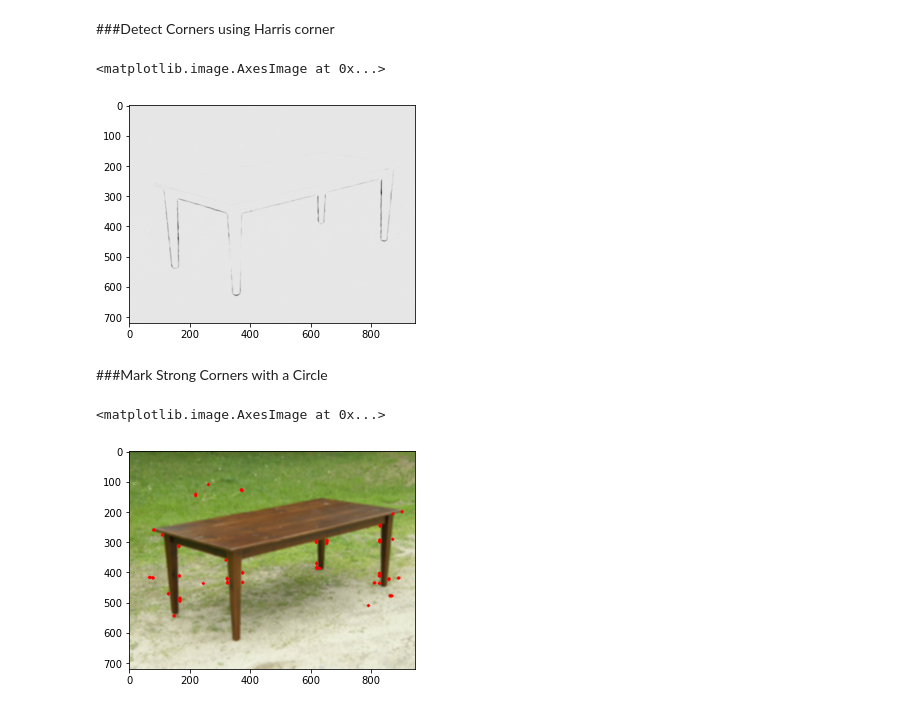
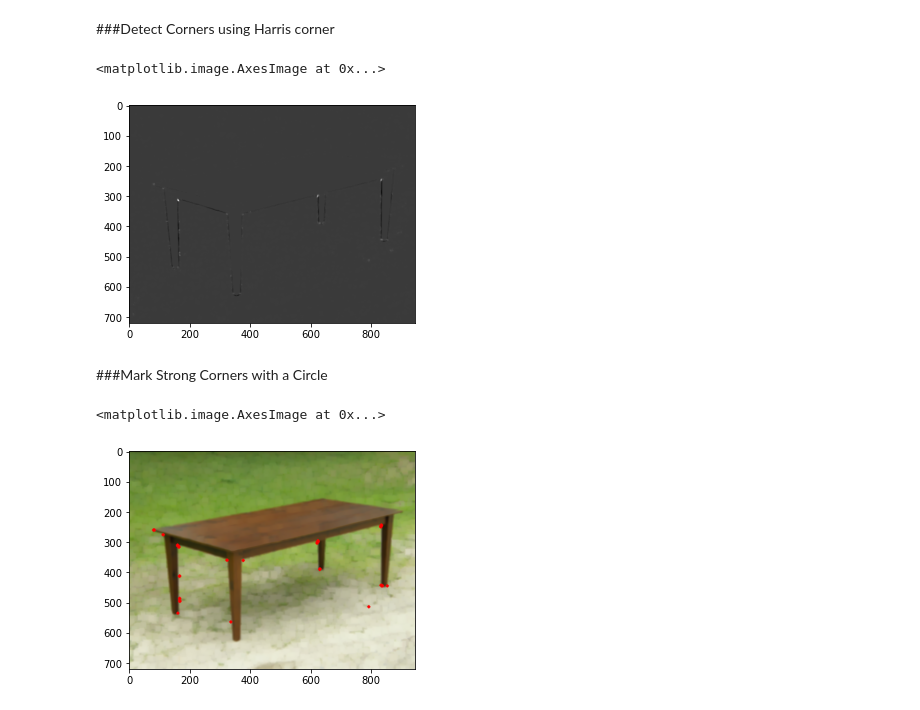
Before and after one commit to 54mir/Computer-Vision-Playground, a Jupyter notebook: OpenCV/CornerDetection.ipynb, the cells around one changed output. Drawn from its saved outputs; the diff is of its cells as text; code cells hidden in the pictures.

Commit message:
corner detection

```diff
--- a/OpenCV/CornerDetection.ipynb
+++ b/OpenCV/CornerDetection.ipynb
@@ -17,6 +17,10 @@ imgRGB = imgRGB[:,175:1120]
 # Low Pass Filter
 imgRGB = cv2.GaussianBlur(imgRGB, (9, 9), cv2.BORDER_DEFAULT)
 
+#Reduce Noise w/ opening
+kernel = np.ones((12,12))
+imgRGB = cv2.morphologyEx(imgRGB, cv2.MORPH_OPEN, kernel)
+
 plt.imshow(imgRGB)
 # %% [output]
 <matplotlib.image.AxesImage at 0x...>
@@ -26,30 +30,30 @@ plt.imshow(imgRGB)
 # %%
 # Convert to grayscale
 gray_image = cv2.cvtColor(imgRGB, cv2.COLOR_RGB2GRAY)
 
 # Detect Corners
-corner_image = cv2.cornerHarris(gray_image, 2, 3, .04)
+corner_image = cv2.cornerHarris(gray_image, 2, 3, .005)
 
 # Dialate
 corner_image = cv2.dilate(corner_image, None)
 
 plt.imshow(corner_image, cmap='gray')
 # %% [output]
 <matplotlib.image.AxesImage at 0x...>
-[figure, old version]
+[figure, new version]
 # %% [markdown]
 ###Mark Strong Corners with a Circle
 # %%
 # Threshold
-threshold = .08 * corner_image.max()
+threshold = .1 * corner_image.max()
 
 underlay = np.copy(imgRGB)
 for y in range(0, corner_image.shape[0]):
     for x in range(0, corner_image.shape[1]):
         if (corner_image[y, x] > threshold):
-            cv2.circle(underlay, (x, y), 2, (255,0,0), 3)
+            cv2.circle(underlay, (x, y), 2, (255,0,0), 4)
 
 plt.imshow(underlay)
 # %% [output]
 <matplotlib.image.AxesImage at 0x...>
-[figure, old version]
+[figure, new version]
```
